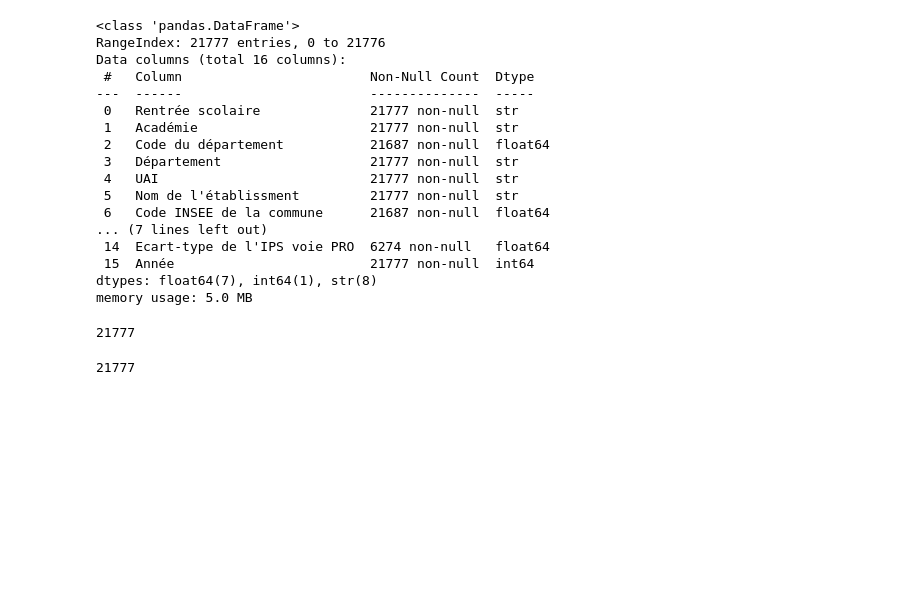
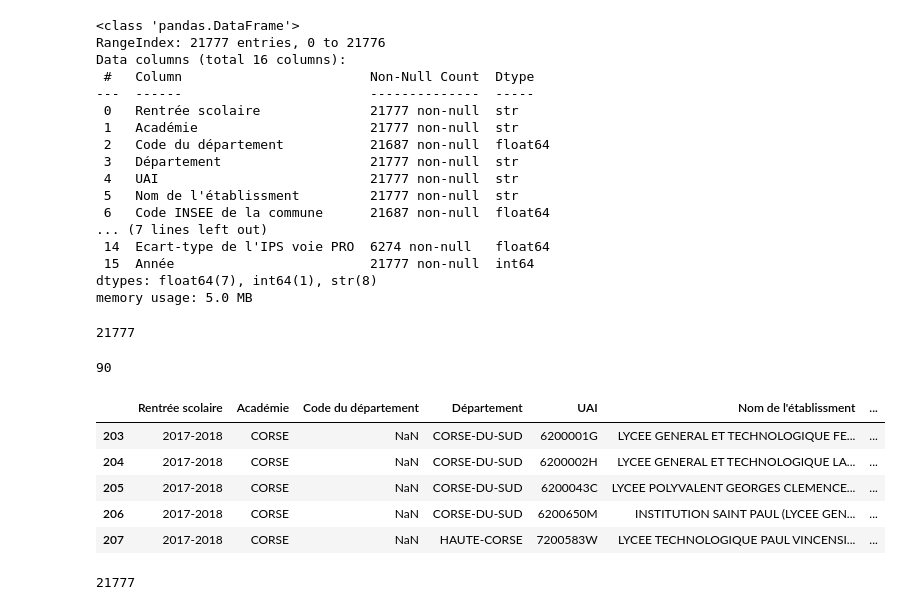
Before and after one commit to AlexisBenameur/projet-python-2AS1, a Jupyter notebook: codes/decouverte_data.ipynb, the cells around one changed output. Cells and saved outputs as stored; diff of their text form; code cells hidden in the pictures; blank space fills up the shorter version.

```diff
--- a/codes/decouverte_data.ipynb
+++ b/codes/decouverte_data.ipynb
@@ -37,6 +37,19 @@ memory usage: 5.0 MB
 print(len(df_ips['Ecart-type de l\'IPS voie PRO'].isna()))
 # %% [output]
 21777
+# %%
+print(len(df_ips[df_ips['Code du département'].isna()]))
+# %% [output]
+90
+# %%
+df_ips[(df_ips['Code du département'].isna())][df_ips["Académie"]=="CORSE"].head()
+# %% [output]
+|  | Rentrée scolaire | Académie | Code du département | Département | UAI | Nom de l'établissment | ... |
+| 203 | 2017-2018 | CORSE | NaN | CORSE-DU-SUD | 6200001G | LYCEE GENERAL ET TECHNOLOGIQUE FE... | ... |
+| 204 | 2017-2018 | CORSE | NaN | CORSE-DU-SUD | 6200002H | LYCEE GENERAL ET TECHNOLOGIQUE LA... | ... |
+| 205 | 2017-2018 | CORSE | NaN | CORSE-DU-SUD | 6200043C | LYCEE POLYVALENT GEORGES CLEMENCE... | ... |
+| 206 | 2017-2018 | CORSE | NaN | CORSE-DU-SUD | 6200650M | INSTITUTION SAINT PAUL (LYCEE GEN... | ... |
+| 207 | 2017-2018 | CORSE | NaN | HAUTE-CORSE | 7200583W | LYCEE TECHNOLOGIQUE PAUL VINCENSI... | ... |
 # %%
 print(len(df_ips))
 # %% [output]
```
Also changed, not shown: 2 other files.
